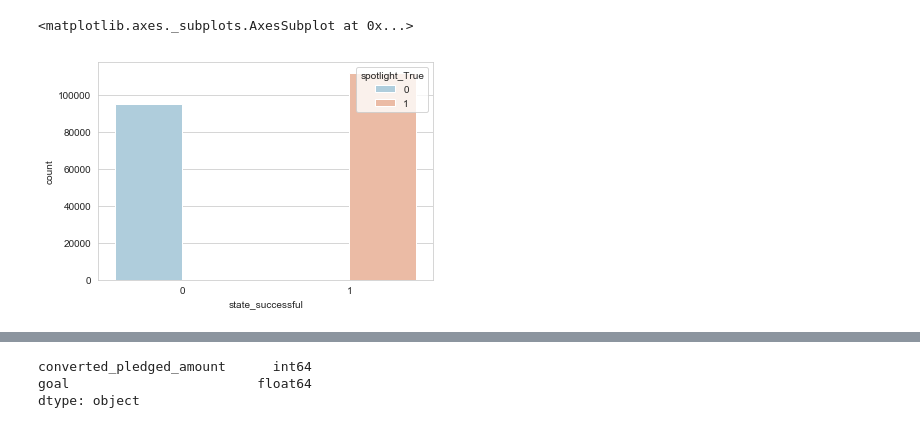
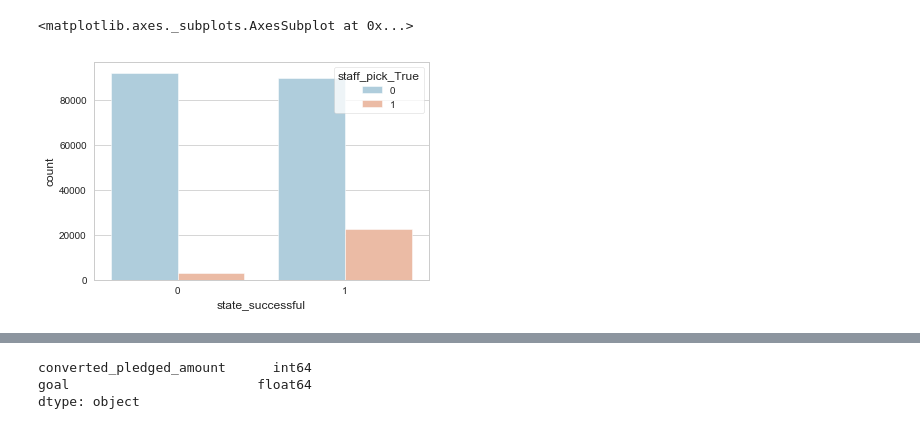
Before and after one commit to natashaborders-zz/Predicting_Kickstarter_Campaign_Success, a Jupyter notebook: Exploratory_Data_Analysis_Workbooks/Data_Exploration.ipynb, the cells around one changed output, grey strips where cells are left out. Cells and saved outputs as stored; diff of their text form; code cells hidden in the pictures.

```diff
--- a/Exploratory_Data_Analysis_Workbooks/Data_Exploration.ipynb
+++ b/Exploratory_Data_Analysis_Workbooks/Data_Exploration.ipynb
@@ -67,7 +72,7 @@ kickstarter.corr()
 30 rows × 30 columns
 # %%
 sns.set_style('whitegrid')
-sns.countplot(x='state_successful',hue='spotlight_True',data=kickstarter,palette='RdBu_r')
+sns.countplot(x='state_successful',hue='staff_pick_True',data=kickstarter,palette='RdBu_r')
 # %% [output]
 <matplotlib.axes._subplots.AxesSubplot at 0x...>
-[figure, old version]
+[figure, new version]
```
Also changed, not shown: parts of 22 cells of this notebook, 2 other files.
